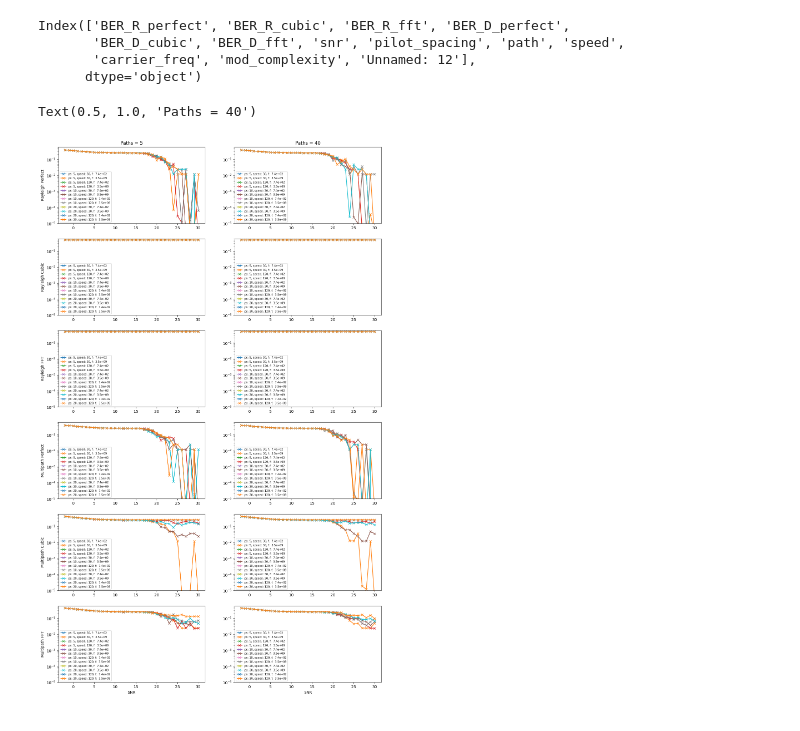
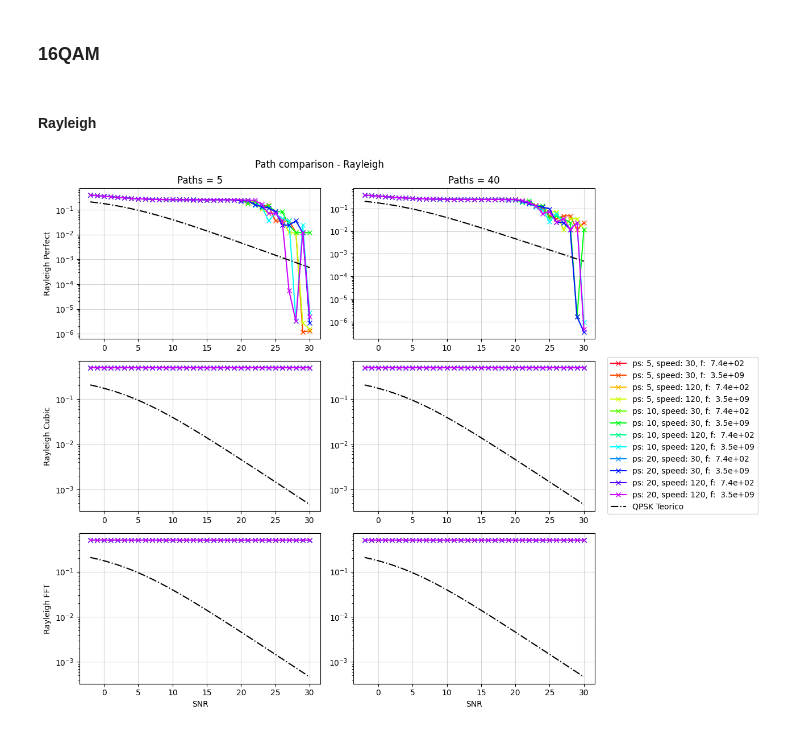
Before and after one commit to DiegoSanzB/EL7041_Project_2, a Jupyter notebook: ber.ipynb, the cells around one changed output. Drawn from its saved outputs; the diff is of its cells as text; code cells hidden in the pictures.

Commit message:
ber plot notebook

```diff
--- a/ber.ipynb
+++ b/ber.ipynb
@@ -8 +9,14 @@ import pandas as pd
 import matplotlib.pyplot as plt
+# %%
+NUM_COLORS = 12
+
+cm = plt.get_cmap('gist_rainbow')
+fig = plt.figure()
+ax = fig.add_subplot(111)
+ax.set_prop_cycle(color=[cm(1.*i/NUM_COLORS) for i in range(NUM_COLORS)])
+for i in range(NUM_COLORS):
+    ax.plot(np.arange(10)*(i+1))
+
+fig.savefig('moreColors.png')
+plt.show()
+mpl.rcParams['axes.prop_cycle'] = mpl.cycler(color=[cm(1.*i/NUM_COLORS) for i in range(NUM_COLORS)])
@@ -11,0 +28,3 @@ import matplotlib.pyplot as plt
+# %%
+# QPSK
+data_qpsk = pd.read_csv('results/BER_QPSK.csv')
@@ -12,13 +403,10 @@ import matplotlib.pyplot as plt
+# %% [markdown]
+### 16QAM
+# %% [markdown]
+#### Rayleigh
 # %%
 # 16QAM
 data_16qam = pd.read_csv('results/BER_16QAM.csv')
-# %%
-data_16qam.columns
-# %% [output]
-Index(['BER_R_perfect', 'BER_R_cubic', 'BER_R_fft', 'BER_D_perfect',
-       'BER_D_cubic', 'BER_D_fft', 'snr', 'pilot_spacing', 'path', 'speed',
-       'carrier_freq', 'mod_complexity', 'Unnamed: 12'],
-      dtype='object')
 # %%
 data_16qam_path_5  = data_16qam[data_16qam['path'] == 5]
 data_16qam_path_40 = data_16qam[data_16qam['path'] == 40]
@@ -33,34 +413,40 @@ CARRIER_FREQ  = [738, 35e8]
 # %%
 # paths
 path_5  = data_16qam[data_16qam['path'] == 5]
 path_40 = data_16qam[data_16qam['path'] == 40]
 
-fig, ax = plt.subplots(6, 2, figsize=(15, 25))
+fig, ax = plt.subplots(3, 2, figsize=(10, 10))
 for pilot_spacing in PILOT_SPACING:
     for speed in SPEED:
         for carrier_freq in CARRIER_FREQ:
-            for i, ber in enumerate(bers_label):
+            for i in range(0, 3):
+                ber = bers_label[i]
                 path_5_filtered = path_5[(path_5['pilot_spacing'] == pilot_spacing) & (path_5['speed'] == speed) & (path_5['carrier_freq'] == carrier_freq)]
                 path_40_filtered = path_40[(path_40['pilot_spacing'] == pilot_spacing) & (path_40['speed'] == speed) & (path_40['carrier_freq'] == carrier_freq)]
                 ax[i][0].plot(path_5_filtered['snr'], path_5_filtered[ber], 'x-', label=f'ps: {pilot_spacing}, speed: {speed}, f: {carrier_freq: .2g}')
                 ax[i][1].plot(path_40_filtered['snr'], path_40_filtered[ber], 'x-', label=f'ps: {pilot_spacing}, speed: {speed}, f: {carrier_freq: .2g}')
 
-for i in range(6):
+# plot theorical 16QAM
+snr = 10**(path_5_filtered['snr']/10)
+qam16_teo = 4/5 * snr
+
+for i in range(3):
     ax[i][0].set_ylabel(bers_axis[i])
-    ax[i][0].legend(loc="lower left", fontsize="7")
-    ax[i][1].legend(loc="lower left", fontsize="7")
-    ax[i][0].set_ylim(1e-5, 0.6)
-    ax[i][1].set_ylim(1e-5, 0.6)
-    ax[i][0].set_yscale('log')
-    ax[i][1].set_yscale('log')
+    for j in range(2):
+        ax[i][j].plot(path_5_filtered['snr'], 3/8*(1-np.sqrt((qam16_teo)/(2 + qam16_teo))), '-.', color='black', label="QPSK Teorico")
+        ax[i][j].set_yscale('log')
+        ax[i][j].grid(alpha=0.5)
 
-ax[5][0].set_xlabel("SNR")
-ax[5][1].set_xlabel("SNR")
+ax[2][0].set_xlabel("SNR")
+ax[2][1].set_xlabel("SNR")
 
 ax[0][0].set_title("Paths = 5")
 ax[0][1].set_title("Paths = 40")
 
-# fig.suptitle(f"Path comparison")
+handles, labels = plt.gca().get_legend_handles_labels()
+fig.legend(handles=handles, bbox_to_anchor=(1, 0.495), loc='center left')
+
+fig.suptitle(f"Path comparison - Rayleigh")
+plt.tight_layout()
 # %% [output]
-Text(0.5, 1.0, 'Paths = 40')
-[figure, old version]
+[figure, new version]
```
Also changed, not shown: parts of 14 cells of this notebook.
